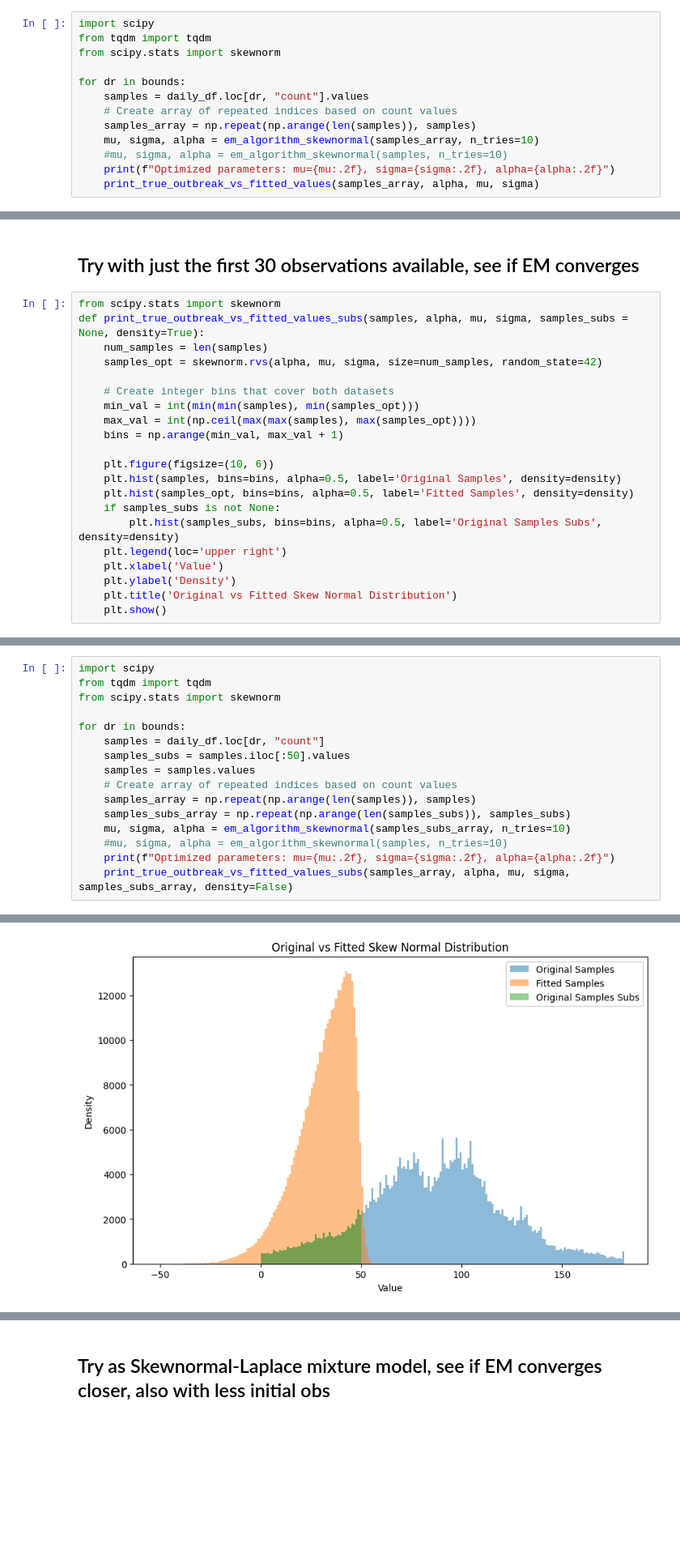
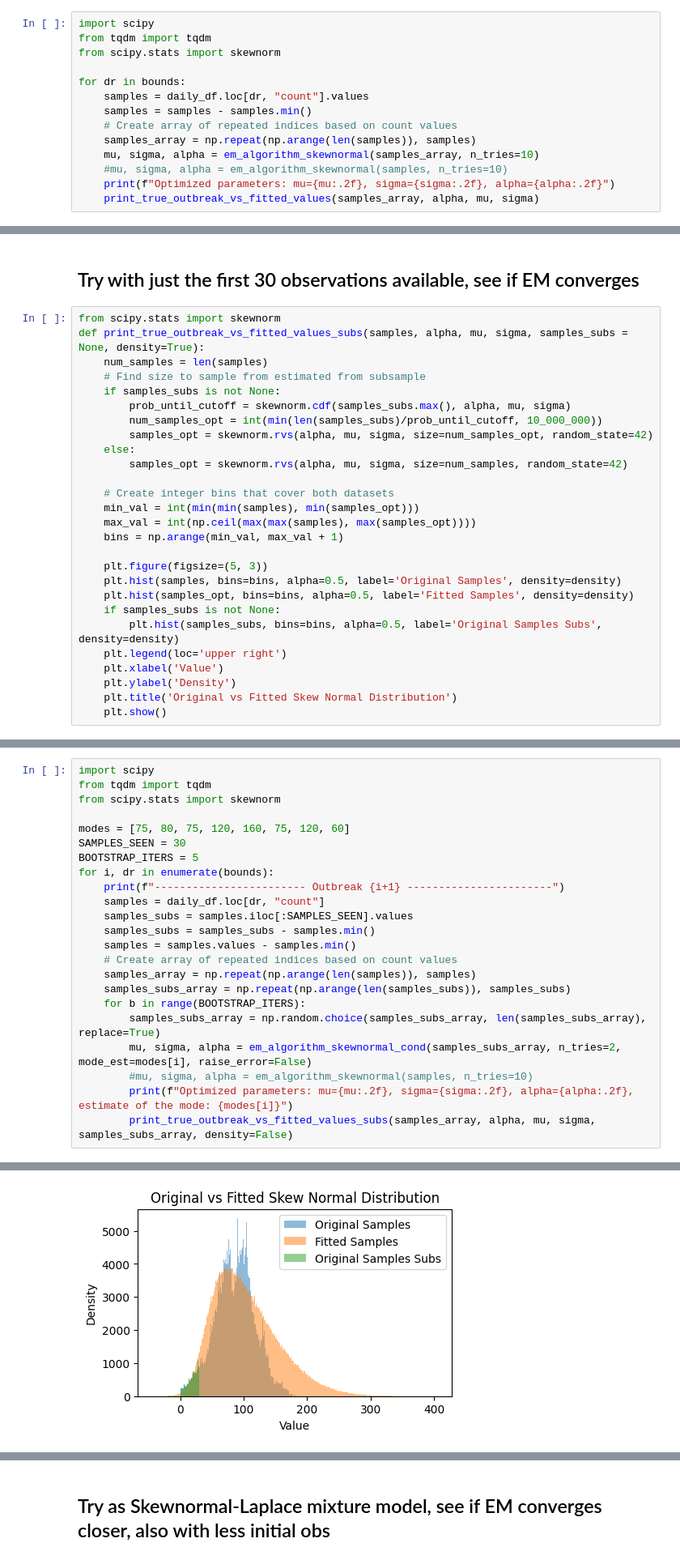
Before and after one commit to silaskoemen/ForecastPNN, a Jupyter notebook: exploration/train_model.ipynb, the cells around one changed output, grey strips where cells are left out. Shown at 81% size. Cells and saved outputs as stored; diff of their text form; blank space fills up the shorter version.

Commit message:
Add constraint of most likely location of mode as input to guide shape

```diff
--- a/exploration/train_model.ipynb
+++ b/exploration/train_model.ipynb
@@ -506,6 +505,7 @@ from scipy.stats import skewnorm
 
 for dr in bounds:
     samples = daily_df.loc[dr, "count"].values
+    samples = samples - samples.min()
     # Create array of repeated indices based on count values
     samples_array = np.repeat(np.arange(len(samples)), samples)
     mu, sigma, alpha = em_algorithm_skewnormal(samples_array, n_tries=10)
@@ -532,14 +532,20 @@ Optimized parameters: mu=184.93, sigma=90.09, alpha=-0.07
 from scipy.stats import skewnorm
 def print_true_outbreak_vs_fitted_values_subs(samples, alpha, mu, sigma, samples_subs = None, density=True):
     num_samples = len(samples)
-    samples_opt = skewnorm.rvs(alpha, mu, sigma, size=num_samples, random_state=42)
+    # Find size to sample from estimated from subsample
+    if samples_subs is not None:
+        prob_until_cutoff = skewnorm.cdf(samples_subs.max(), alpha, mu, sigma)
+        num_samples_opt = int(min(len(samples_subs)/prob_until_cutoff, 10_000_000))
+        samples_opt = skewnorm.rvs(alpha, mu, sigma, size=num_samples_opt, random_state=42)
+    else:
+        samples_opt = skewnorm.rvs(alpha, mu, sigma, size=num_samples, random_state=42)
 
     # Create integer bins that cover both datasets
     min_val = int(min(min(samples), min(samples_opt)))
     max_val = int(np.ceil(max(max(samples), max(samples_opt))))
     bins = np.arange(min_val, max_val + 1)
 
-    plt.figure(figsize=(10, 6))
+    plt.figure(figsize=(5, 3))
     plt.hist(samples, bins=bins, alpha=0.5, label='Original Samples', density=density)
     plt.hist(samples_opt, bins=bins, alpha=0.5, label='Fitted Samples', density=density)
     if samples_subs is not None:
@@ -554,15 +635,22 @@ import scipy
 from tqdm import tqdm
 from scipy.stats import skewnorm
 
-for dr in bounds:
+modes = [75, 80, 75, 120, 160, 75, 120, 60]
+SAMPLES_SEEN = 30
+BOOTSTRAP_ITERS = 5
+for i, dr in enumerate(bounds):
+    print(f"------------------------ Outbreak {i+1} -----------------------")
     samples = daily_df.loc[dr, "count"]
-    samples_subs = samples.iloc[:50].values
-    samples = samples.values
+    samples_subs = samples.iloc[:SAMPLES_SEEN].values
+    samples_subs = samples_subs - samples.min()
+    samples = samples.values - samples.min()
     # Create array of repeated indices based on count values
     samples_array = np.repeat(np.arange(len(samples)), samples)
     samples_subs_array = np.repeat(np.arange(len(samples_subs)), samples_subs)
-    mu, sigma, alpha = em_algorithm_skewnormal(samples_subs_array, n_tries=10)
-    #mu, sigma, alpha = em_algorithm_skewnormal(samples, n_tries=10)
-    print(f"Optimized parameters: mu={mu:.2f}, sigma={sigma:.2f}, alpha={alpha:.2f}")
-    print_true_outbreak_vs_fitted_values_subs(samples_array, alpha, mu, sigma, samples_subs_array, density=False)
+    for b in range(BOOTSTRAP_ITERS):
+        samples_subs_array = np.random.choice(samples_subs_array, len(samples_subs_array), replace=True)
+        mu, sigma, alpha = em_algorithm_skewnormal_cond(samples_subs_array, n_tries=2, mode_est=modes[i], raise_error=False)
+        #mu, sigma, alpha = em_algorithm_skewnormal(samples, n_tries=10)
+        print(f"Optimized parameters: mu={mu:.2f}, sigma={sigma:.2f}, alpha={alpha:.2f}, estimate of the mode: {modes[i]}")
+        print_true_outbreak_vs_fitted_values_subs(samples_array, alpha, mu, sigma, samples_subs_array, density=False)
 # %% [output]
@@ -570 +659 @@ Optimized parameters: mu=48.96, sigma=22.34, alpha=-10.00
-[figure, old version]
+[figure, new version]
```
Also changed, not shown: parts of 5 cells of this notebook.
